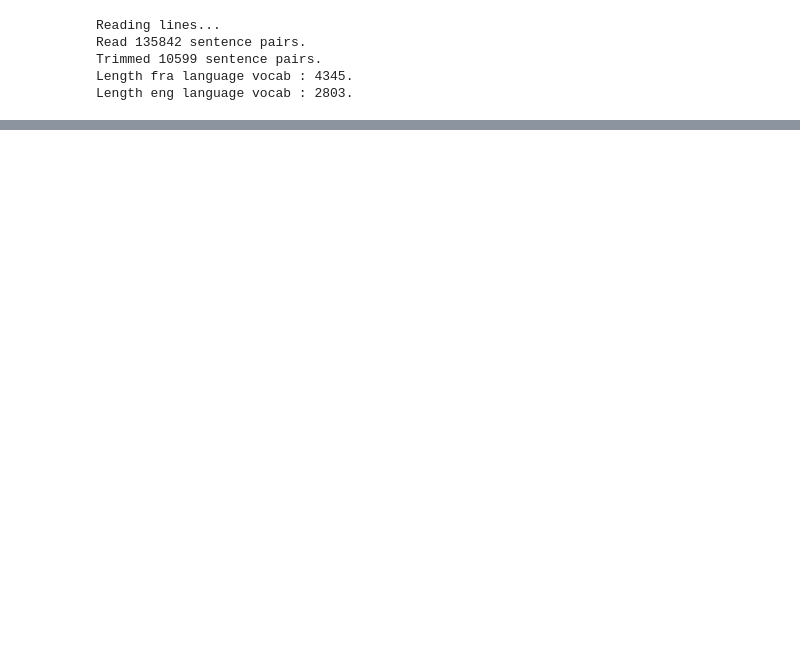
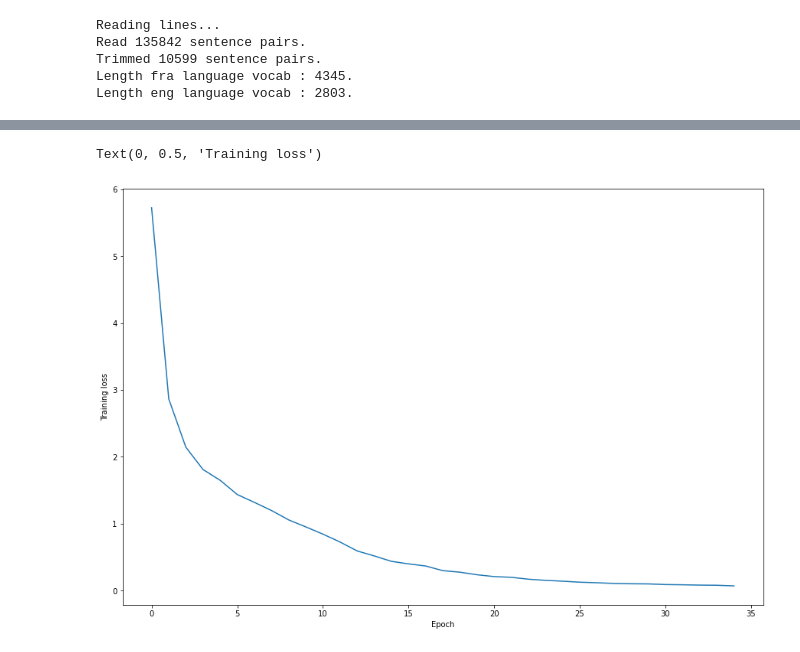
Before and after one commit to congdaoduy298/NLP-Pytorch, a Jupyter notebook: TranslationFR2EN_withAttention.ipynb, the cells around one changed output, grey strips where cells are left out. Cells and saved outputs as stored; diff of their text form; code cells hidden in the pictures; blank space fills up the shorter version.

```diff
--- a/TranslationFR2EN_withAttention.ipynb
+++ b/TranslationFR2EN_withAttention.ipynb
@@ -100,7 +97,3 @@ def filterPair(p):
 
 def filterPairs(pairs):
   return [pair for pair in pairs if filterPair(pair)]
-# %%
-l = "I'm fat.	Je suis gras."
-pairs = [[normalizeData(s) for s in l.split('\t')]]
-print(filterPair(pairs[0]))
@@ -195,5 +206,5 @@ def tensorFromSentence(lang, sentence):
 
 def tensorsFromPair(pair):
   input_tensor = tensorFromSentence(input_lang, pair[0])
-  target_tensor = tensorFromSentence(output_lang, pair[1]).view(-1, 1)
+  target_tensor = tensorFromSentence(output_lang, pair[1])
   return input_tensor, target_tensor
@@ -248 +292,13 @@ def train(input_tensor, target_tensor, encoder, decoder, encoder_optimizer,
+# %%
+def train(train_batches, encoder, decoder, encoder_optimizer, decoder_optimizer, loss_criterion):
+
+	round_loss = 0
+	i = 1
+	for batch in train_batches:
+		i += 1
+		(input_batch, target_batch) = paddingBatch(batch)
+		batch_loss = trainBatch(input_batch, target_batch, encoder, decoder, encoder_optimizer, decoder_optimizer, loss_criterion)
+		round_loss += batch_loss
+
+	return round_loss / len(train_batches)
 # %%
@@ -369,0 +423,8 @@ torch.save(decoder.state_dict(), 'dec_model.pt')
+# %%
+plt.figure(figsize=(15, 10))
+plt.plot(plot_losses)
+plt.xlabel("Epoch")
+plt.ylabel("Training loss")
+# %% [output]
+Text(0, 0.5, 'Training loss')
+[figure, added]
```
Also changed, not shown: parts of 22 cells of this notebook.
